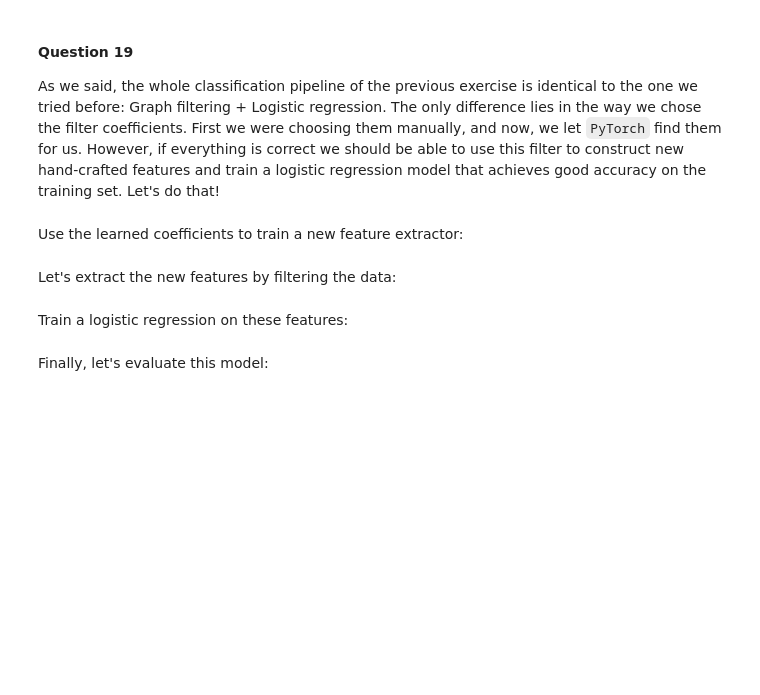
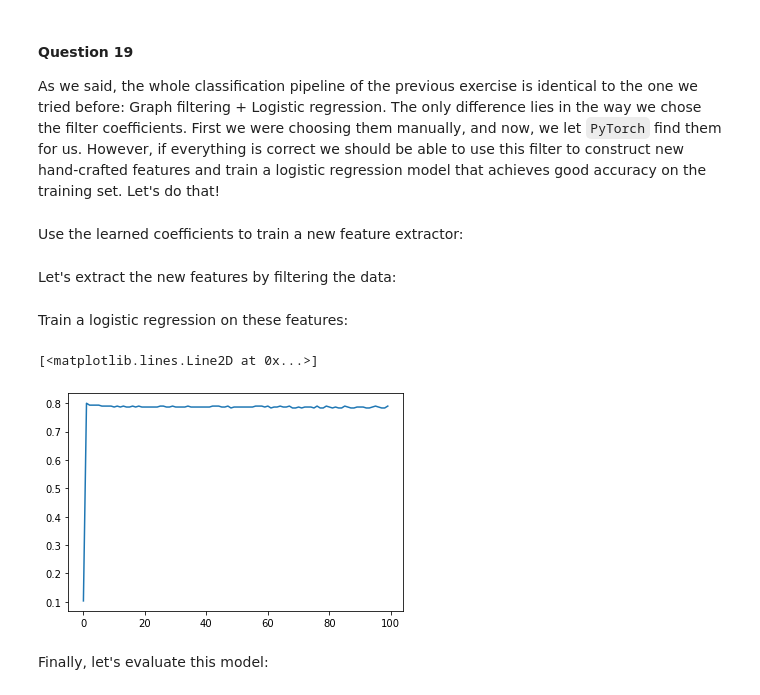
Before and after one commit to xiaohai12/ntds2019, a Jupyter notebook: assignments/2_learning_with_graphs.ipynb, the cells around one changed output. Drawn from its saved outputs; the diff is of its cells as text; code cells hidden in the pictures; blank space fills up the shorter version.

```diff
--- a/assignments/2_learning_with_graphs.ipynb
+++ b/assignments/2_learning_with_graphs.ipynb
@@ -1225,17 +1239,22 @@ Train a logistic regression on these features:
 # %%
 # Your code here
 accuracy = []
-grid_space = np.linspace(0, 1, num=1000)
+grid_space = np.linspace(0, 65536, 100)
 
 for strength in grid_space:
-    clf = LogisticRegression(penalty = 'l2', random_state=0, solver='lbfgs', C = strength, fit_intercept = False,
+    clf = LogisticRegression(penalty = 'l2', random_state=0, solver='lbfgs', C = strength,
                          multi_class='multinomial').fit(train_features_gcn, train_labels)
-    score = clf.score(val_features, val_labels)
+    score = clf.score(val_features_gcn, val_labels)
     accuracy.append(score)
 
 strength = grid_space[np.argmax(accuracy)]
-clf = LogisticRegression(penalty = 'l2', random_state=0, solver='lbfgs', C = strength, fit_intercept = False,
+clf = LogisticRegression(penalty = 'l2', random_state=0, solver='lbfgs', C = strength,
                          multi_class='multinomial').fit(train_features_gcn, train_labels)
+# %%
+plt.plot(accuracy)
+# %% [output]
+[<matplotlib.lines.Line2D at 0x...>]
+[figure, added]
 # %% [markdown]
 Finally, let's evaluate this model:
 # %%
```
Also changed, not shown: parts of 27 cells of this notebook.
